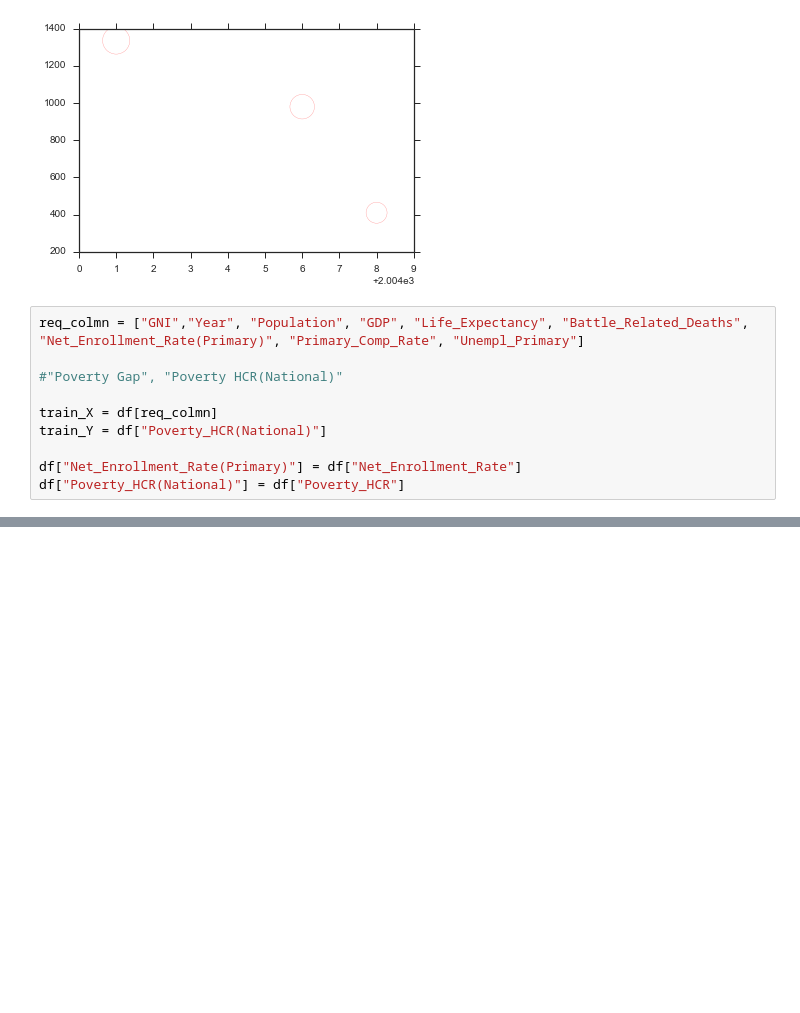
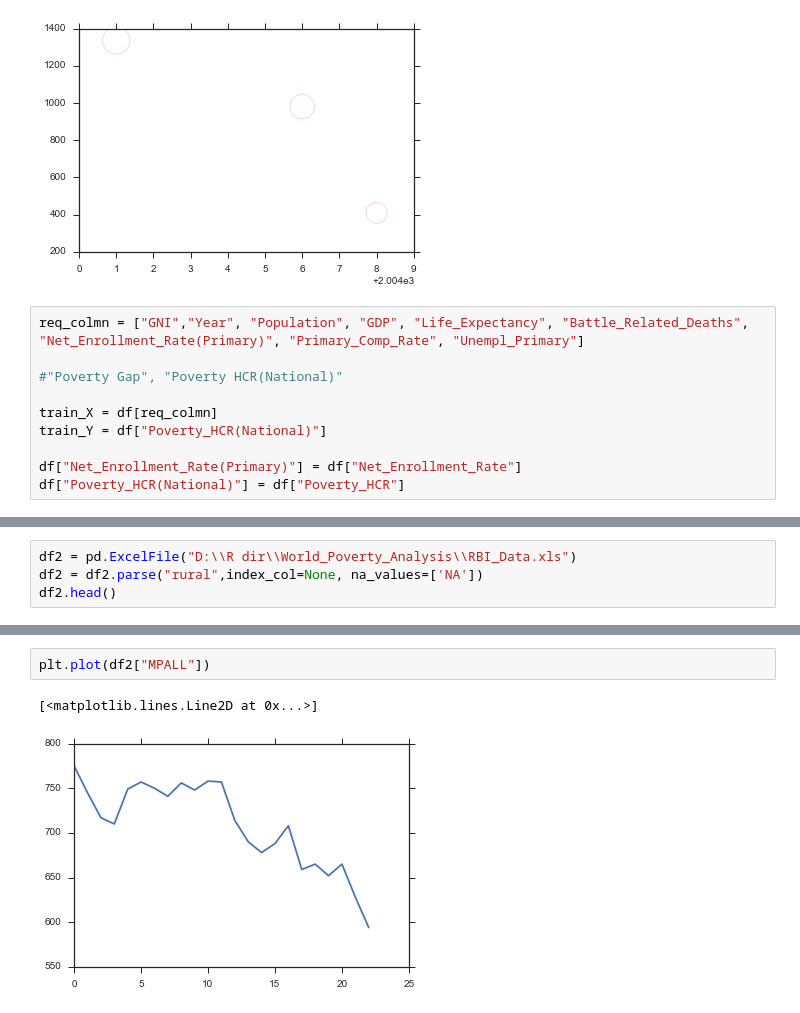
Before and after one commit to Dawny33/Data-Mining-and-ML, a Jupyter notebook: Intern Project/World_Poverty_Analysis/World_Poverty_Analysis.ipynb, the cells around one changed output, grey strips where cells are left out. Saved outputs shown, nothing was run; the diff lists cells and outputs as text; blank space fills up the shorter version.

```diff
--- a/Intern Project/World_Poverty_Analysis/World_Poverty_Analysis.ipynb
+++ b/Intern Project/World_Poverty_Analysis/World_Poverty_Analysis.ipynb
@@ -94,0 +116,4 @@ df["Poverty_HCR(National)"] = df["Poverty_HCR"]
+# %%
+df2 = pd.ExcelFile("D:\\R dir\\World_Poverty_Analysis\\RBI_Data.xls")
+df2 = df2.parse("rural",index_col=None, na_values=['NA'])
+df2.head()
@@ -94,0 +141,5 @@ df["Poverty_HCR(National)"] = df["Poverty_HCR"]
+# %%
+plt.plot(df2["MPALL"])
+# %% [output]
+[<matplotlib.lines.Line2D at 0x...>]
+[figure, added]
```
Also changed, not shown: parts of 7 cells of this notebook, 2 other files.
